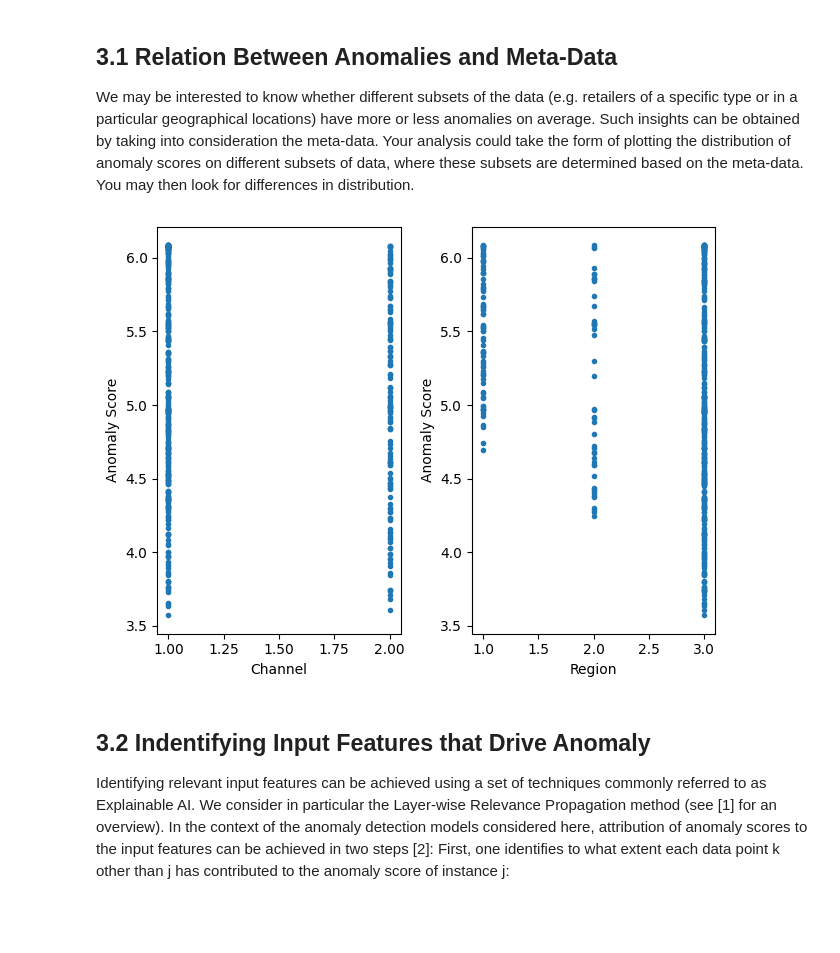
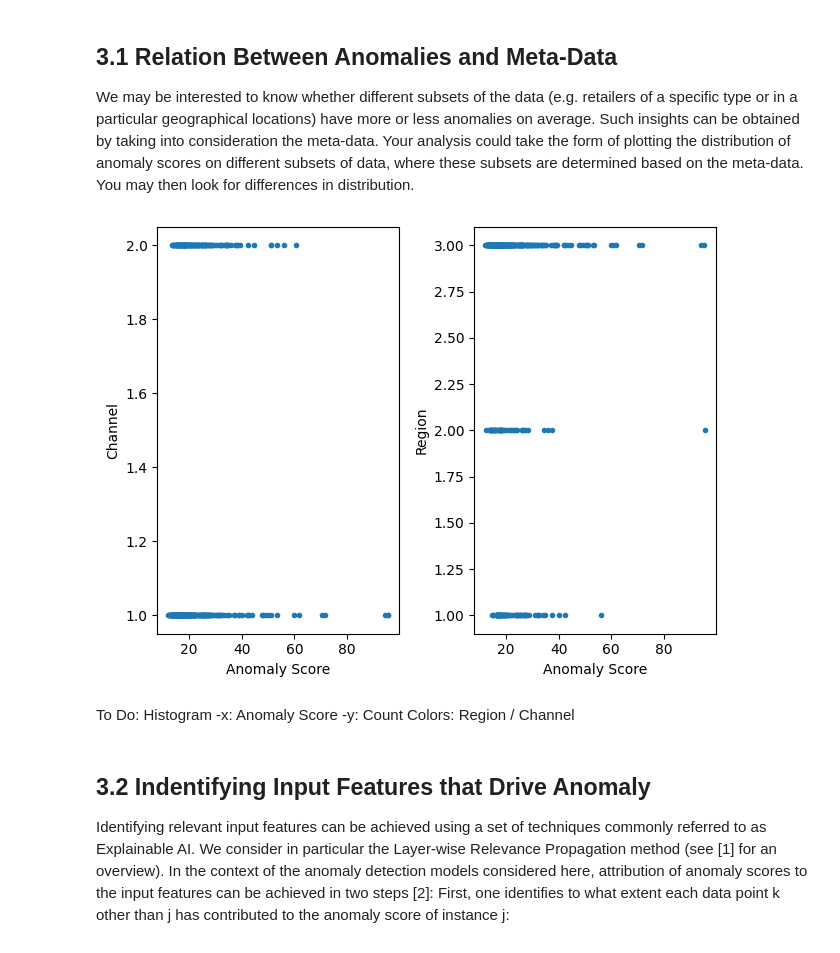
Before and after one commit to mertyaylacigit/ML-for-Data-Science, a Jupyter notebook: Part 1/Lab ML for Data Science - Part I.ipynb, the cells around one changed output. Cells and saved outputs as stored; diff of their text form; code cells hidden in the pictures; blank space fills up the shorter version.

```diff
--- a/Part 1/Lab ML for Data Science - Part I.ipynb
+++ b/Part 1/Lab ML for Data Science - Part I.ipynb
@@ -231,20 +248,12 @@ As a side note, the softmin can be interpreted as a generalized F-mean with $F(t
 # %%
 gamma = 1
 def softmin(data, gamma):
-    neg_one_div_gamma = -1/gamma
-    n_minus_one_frac = np.log(1/(data.shape[0]-1))
-    minus_gamma_data_distance = -gamma * data
-    soft_min_data_distance = neg_one_div_gamma * (n_minus_one_frac + scipy.special.logsumexp(minus_gamma_data_distance,axis=1))
+    n_minus_one_frac = 1/(data.shape[0]-1)
+    data_without_diagonal = data_distance[~np.eye(*data_distance.shape, dtype=bool)].reshape(data_distance.shape[0],data_distance.shape[0]-1)
+    minus_gamma_data_distance = -gamma * data_without_diagonal
+    soft_min_data_distance = -1/gamma * (scipy.special.logsumexp(minus_gamma_data_distance,axis=1,b=n_minus_one_frac))
     return soft_min_data_distance
 
 anomaly_score = softmin(data_distance,gamma)
-
-def average_and_spread_of_score(a_score, gamma):
-    anomaly_score_mean = np.mean(a_score)
-    anomaly_score_std = np.std(a_score)
-    print("The mean µ of the anomaly score is:",anomaly_score_mean,"and the spread σ is:",anomaly_score_std,"for γ:", gamma)
-
-average_and_spread_of_score(anomaly_score,gamma)
-
-k_most_anomalous_data(data_log,anomaly_score,10)
+anomaly_score
 # %% [output]
@@ -270,20 +306,15 @@ A large value for the parameter γ of the softmin anomaly model of Eq. (2) may p
 To find a suitable parameter γ, you may for example plot for each instance its anomaly average and spread, repeat the plot for different parameters γ, and then chose the parameter γ that produces the best separability on a visual level. Even better, you may formalize this visual intuition into some evaluation metric based on which you can derive an optimal parameter γ. Note that once you have selected a parameter γ, you can recompute a single anomaly model with this parameter γ on the whole data. This single model can then be used for the analyses in the next section.
 # %%
 def variants_sim(data,num_variants,num_instances):
-    int_num_instaint= int(num_instances)
+    int_num_instannces= int(num_instances)
     variants = []
 
     for i in range(num_variants):
-        instances = np.random.choice(data.shape[0], int_num_instaint)
+        instances = np.random.choice(data.shape[0], int_num_instannces)
         variants.append(data.iloc[instances,:])
 
     return variants
 
-variants = variants_sim(data_log,5,data_log.shape[0]/2)
+variants = variants_sim(data_log,50,data_log.shape[0])
 
-gamma = [0.1, 0.5, 1.0, 2.0, 5.0, 10.0]
-
-for g in gamma:
-    for v in variants:
-        anomaly_scores = softmin(v,g)
-        average_and_spread_of_score(anomaly_scores, g)
+gamma = [0.001, 0.01, 0.1, 1]
@@ -307,0 +358,5 @@ The mean µ of the anomaly score is: 1.8314668080015346 and the spread σ is: 0.
+# %%
+gamma = 0.01
+anomaly_score = softmin(data_distance,gamma)
+average_and_spread_of_score(anomaly_score,gamma)
+k_most_anomalous_data(data_log,anomaly_score,10)
@@ -331,15 +399,22 @@ You may then look for differences in distribution.
 # %%
 anomaly_score
 for i,meta_data in enumerate(data_log.iloc[:,:2]):
     plt.subplot(1, 2, i+1)
-    plt.plot(data_log.iloc[:,i], anomaly_score,'.')
-    plt.xlabel(meta_data)
-    plt.ylabel("Anomaly Score")
+    plt.plot(anomaly_score,data_log.iloc[:,i],'.')
+    plt.xlabel("Anomaly Score")
+    plt.ylabel(meta_data)
+
 
 plt.tight_layout()
 plt.show()
 # %% [output]
-[figure, old version]
+[figure, new version]
+# %% [markdown]
+To Do:
+Histogram
+-x: Anomaly Score
+-y: Count
+Colors: Region / Channel
 # %% [markdown]
 ## 3.2 Indentifying Input Features that Drive Anomaly
 Identifying relevant input features can be achieved using a set of techniques commonly referred to as Explainable AI. We consider in particular the Layer-wise Relevance Propagation method (see [1] for an overview). In the context of the anomaly detection models considered here, attribution of anomaly scores to the input features can be achieved in two steps [2]: First, one identifies to what extent each data point k other than j has contributed to the anomaly score of instance j:
```
Also changed, not shown: parts of 15 cells of this notebook.
